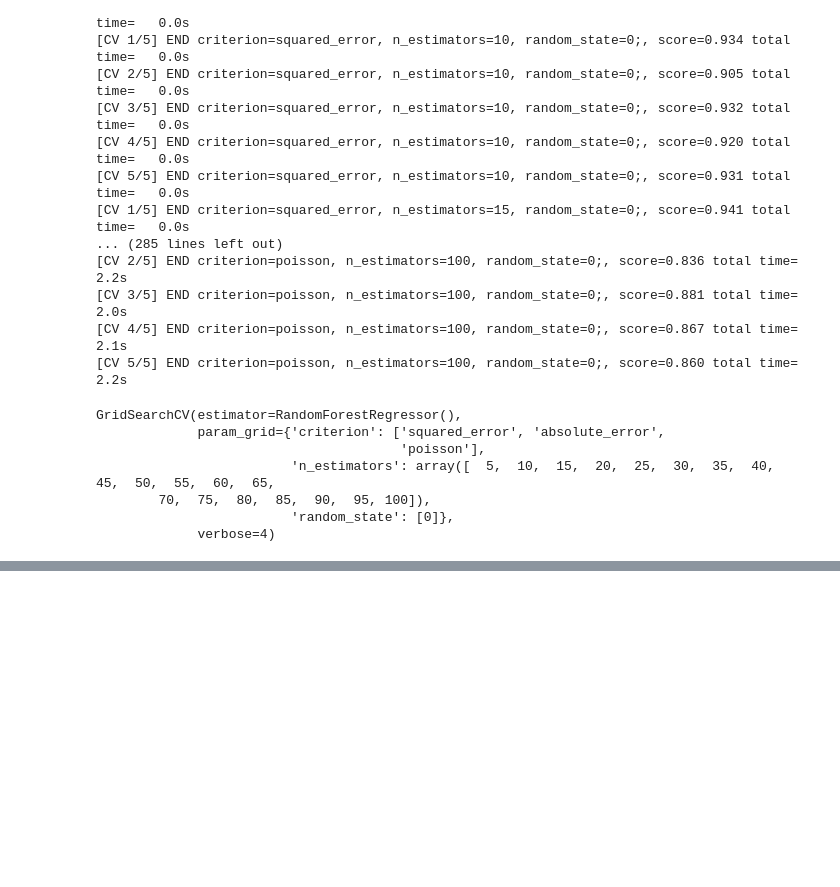
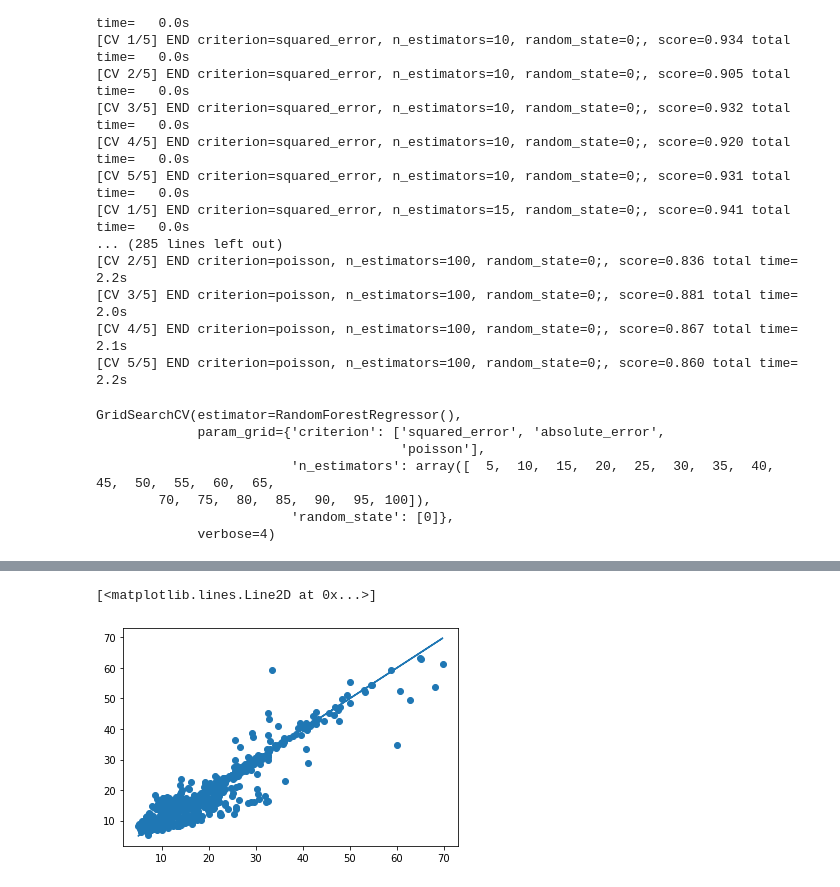
Before and after one commit to ajanaszak/Dev10Capstone, a Jupyter notebook: Code/modeling.ipynb, the cells around one changed output, grey strips where cells are left out. Cells and saved outputs as stored; diff of their text form; code cells hidden in the pictures; blank space fills up the shorter version.

```diff
--- a/Code/modeling.ipynb
+++ b/Code/modeling.ipynb
@@ -175,0 +192,13 @@ pickle.dump(bclf, open("./Model/randomforest.pkl", "wb"))
+# %%
+from sklearn.neighbors import RadiusNeighborsRegressor
+rnr = RadiusNeighborsRegressor(radius = 4, weights = "distance", p = 1)
+rnr.fit(X_train, y_train)
+
+# print(rnr.score(X_test, y_test))
+
+prediction = rnr.predict(X_test)
+plt.scatter(y_test, prediction)
+plt.plot(y_test, y_test)
+# %% [output]
+[<matplotlib.lines.Line2D at 0x...>]
+[figure, added]
```
Also changed, not shown: parts of 7 cells of this notebook.
